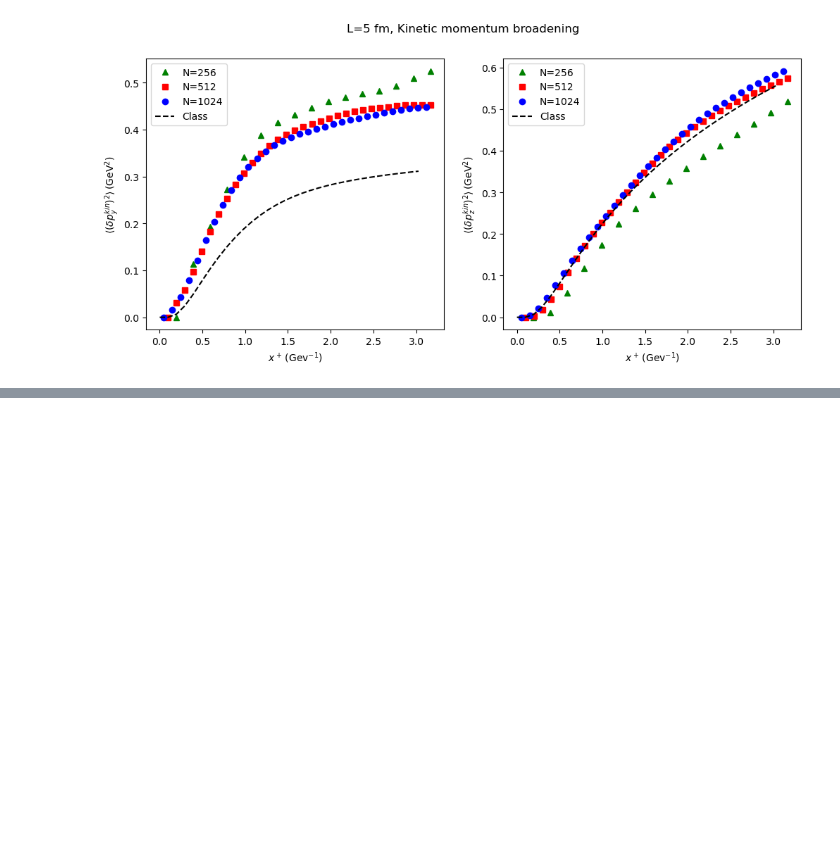
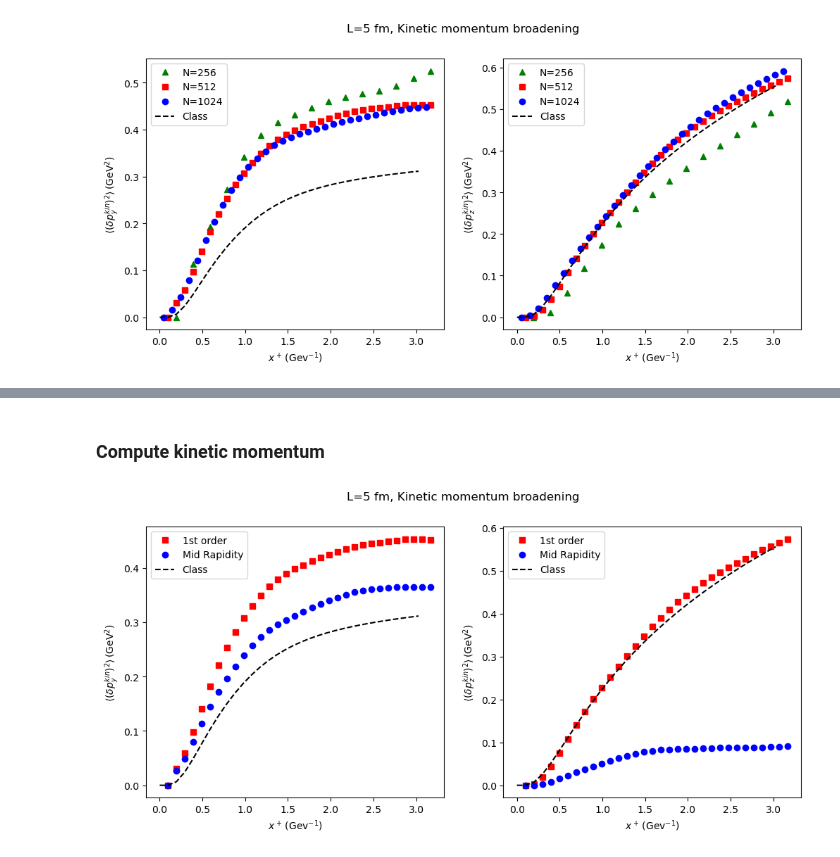
Before and after one commit to avramescudana/curraun, a Jupyter notebook: Jets in Glasma Results/SchrodingerResults.ipynb, the cells around one changed output, grey strips where cells are left out. Cells and saved outputs as stored; diff of their text form; code cells hidden in the pictures; blank space fills up the shorter version.

```diff
--- a/Jets in Glasma Results/SchrodingerResults.ipynb
+++ b/Jets in Glasma Results/SchrodingerResults.ipynb
@@ -534,0 +718,4 @@ fig.savefig('L=5_plots/Kinetic_momentum_broadening.png', bbox_inches='tight')
+# %%
+# We average over color and events
+pA_av = np.average(pA_data, axis=(0, 1)); pA0_av = np.average(pA0_data, axis=(0, 1)); p0A_av = np.average(p0A_data, axis=(0, 1))
+pA_av_mr = np.average(pA_data_mr, axis=(0, 1)); pA0_av_mr = np.average(pA0_data_mr, axis=(0, 1)); p0A_av_mr = np.average(p0A_data_mr, axis=(0, 1))
@@ -534,0 +742,43 @@ fig.savefig('L=5_plots/Kinetic_momentum_broadening.png', bbox_inches='tight')
+# %% [markdown]
+### Compute kinetic momentum
+# %%
+# We compute the quantum result
+
+delta_pkin_y2 = delta_p2_y + delta_A2_y + delta_pA_y
+delta_pkin_z2 = delta_p2_z + delta_A2_z + delta_pA_z
+
+delta_pkin_y2_mr = delta_p2_y_mr + delta_A2_y_mr + delta_pA_y_mr
+delta_pkin_z2_mr = delta_p2_z_mr + delta_A2_z_mr + delta_pA_z_mr
+# %%
+# We load the classical result
+
+xp_class = np.loadtxt('classical_results_L=5/classical_pi.txt')[0]
+delta_pkin_y2_class = np.loadtxt('classical_results_L=5/classical_pi.txt')[1]
+delta_pkin_z2_class = np.loadtxt('classical_results_L=5/classical_pi.txt')[2]
+# %%
+# We plot the results
+
+import matplotlib.pyplot as plt
+
+fig, axes = plt.subplots(1, 2, figsize=(12, 5))
+
+axes[0].plot(xplus+5/(512*0.2)*2, delta_pkin_y2, 's', label='1st order', color='red')
+axes[0].plot(xplus+5/(512*0.2)*2, delta_pkin_y2_mr, 'o', label='Mid Rapidity', color='blue')
+axes[0].plot(xp_class*2/0.2, delta_pkin_y2_class/3, label='Class', color='black', linestyle='--')
+axes[0].set_xlabel(r'$x^+\, (\mathrm{Gev}^{-1})$')
+axes[0].set_ylabel(r'$\langle (\delta p^{kin}_y)^2 \rangle\,  (\mathrm{GeV}^{2})$')
+axes[0].legend()
+
+axes[1].plot(xplus+5/(512*0.2)*2, delta_pkin_z2, 's', label='1st order', color='red')
+axes[1].plot(xplus+5/(512*0.2)*2, delta_pkin_z2_mr, 'o', label='Mid Rapidity', color='blue')
+axes[1].plot(xp_class*2/0.2, delta_pkin_z2_class/3, label='Class', color='black', linestyle='--')
+axes[1].set_xlabel(r'$x^+\, (\mathrm{Gev}^{-1})$')
+axes[1].set_ylabel(r'$\langle (\delta p^{kin}_z)^2 \rangle\,  (\mathrm{GeV}^{2})$')
+axes[1].legend()
+
+fig.suptitle('L=5 fm, Kinetic momentum broadening')
+plt.show()
+
+fig.savefig('L=5_plots/Kinetic_momentum_mid_rapidity.png', bbox_inches='tight')
+# %% [output]
+[figure, added]
```
Also changed, not shown: parts of 21 cells of this notebook, 4 other files.
